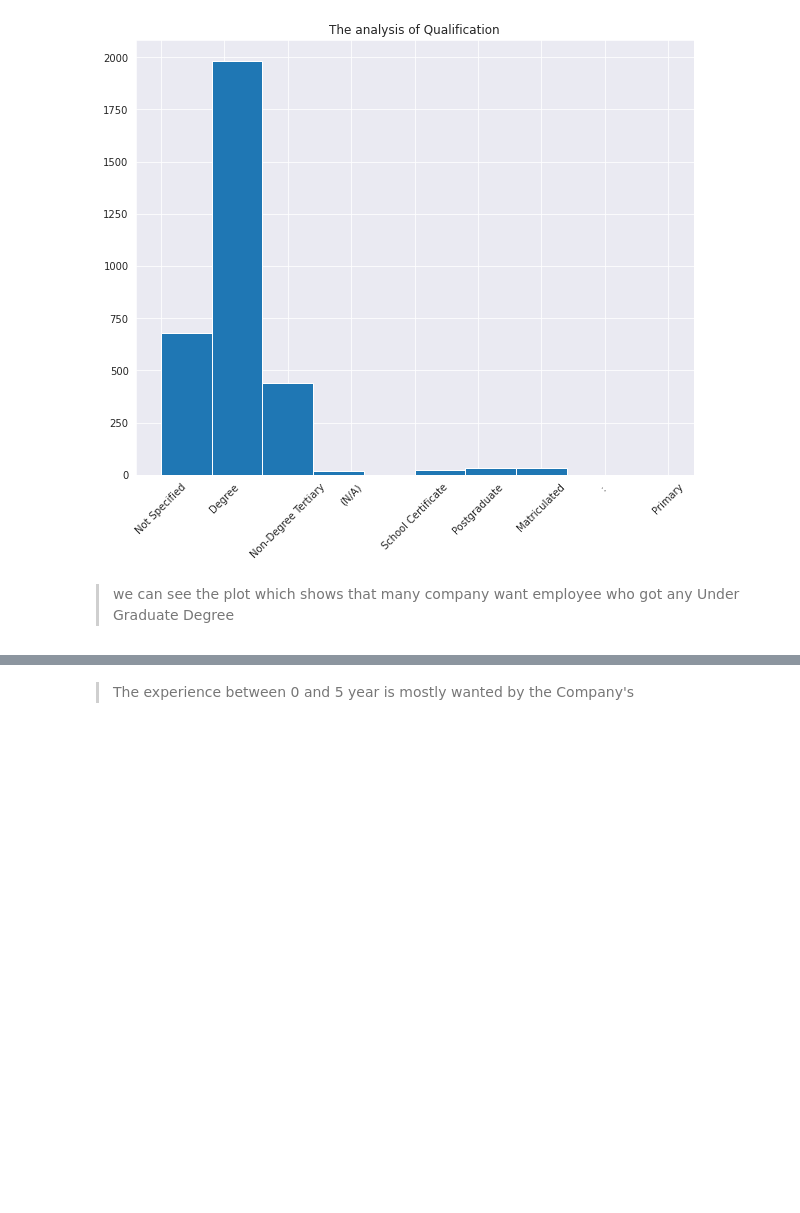
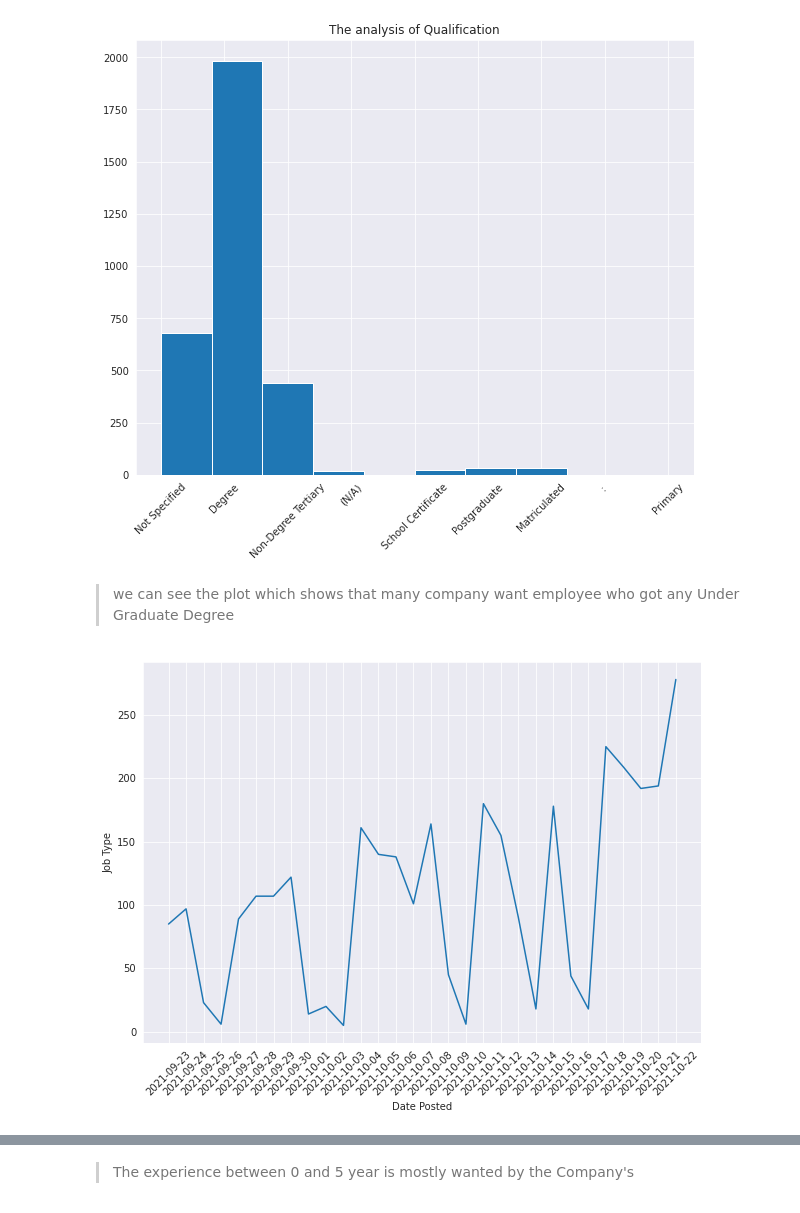
Before and after one commit to syed-ameer-john-sk/syed_analysis, a Jupyter notebook: Hr_analysis_EDA.ipynb, the cells around one changed output, grey strips where cells are left out. Cells and saved outputs as stored; diff of their text form; code cells hidden in the pictures; blank space fills up the shorter version.

```diff
--- a/Hr_analysis_EDA.ipynb
+++ b/Hr_analysis_EDA.ipynb
@@ -6,5 +6,8 @@ import numpy as np
 import pandas as pd
 import matplotlib.pyplot as plt
 import seaborn as sns
+import warnings
+warnings.filterwarnings("ignore")
+plt.rcParams['figure.figsize']=(7,7)
 # %%
 # IMPORTING THE DATA WE CLEANED BEFORE
@@ -69,8 +72,8 @@ Name: Area, dtype: int64
 # %%
 # Univarient analysis of Career level
 plt.figure(figsize=(8,8)) # setting the width and hight
-sns.set_style('darkgrid') # setting the  grid style
-sns.histplot(df['Career Level'],color='r').set_title('Univarient analysis of Career level')
+ax=sns.set_style('darkgrid') # setting the  grid style
+ax=sns.histplot(df['Career Level'],color='r').set_title('Univarient analysis of Career level')
 plt.ylabel('Number of Career level')
 # %% [output]
 Text(0, 0.5, 'Number of Career level')
@@ -219,6 +222,13 @@ Text(0.5, 1.0, 'The analysis of Qualification')
 
 
 > we can see the plot which shows that many company want employee who got any Under Graduate Degree
+# %%
+DP=df.groupby('Date Posted')['Job Type'].count().reset_index().sort_values(by='Date Posted')
+plt.figure(figsize=(10,7))
+sns.lineplot(x=DP['Date Posted'],y=DP['Job Type'])
+ax=plt.xticks(rotation=45)
+# %% [output]
+[figure, added]
 # %%
 # Years of Experience
 plt.figure(figsize=(10,8))
```
Also changed, not shown: parts of 6 cells of this notebook, 2 other files.
